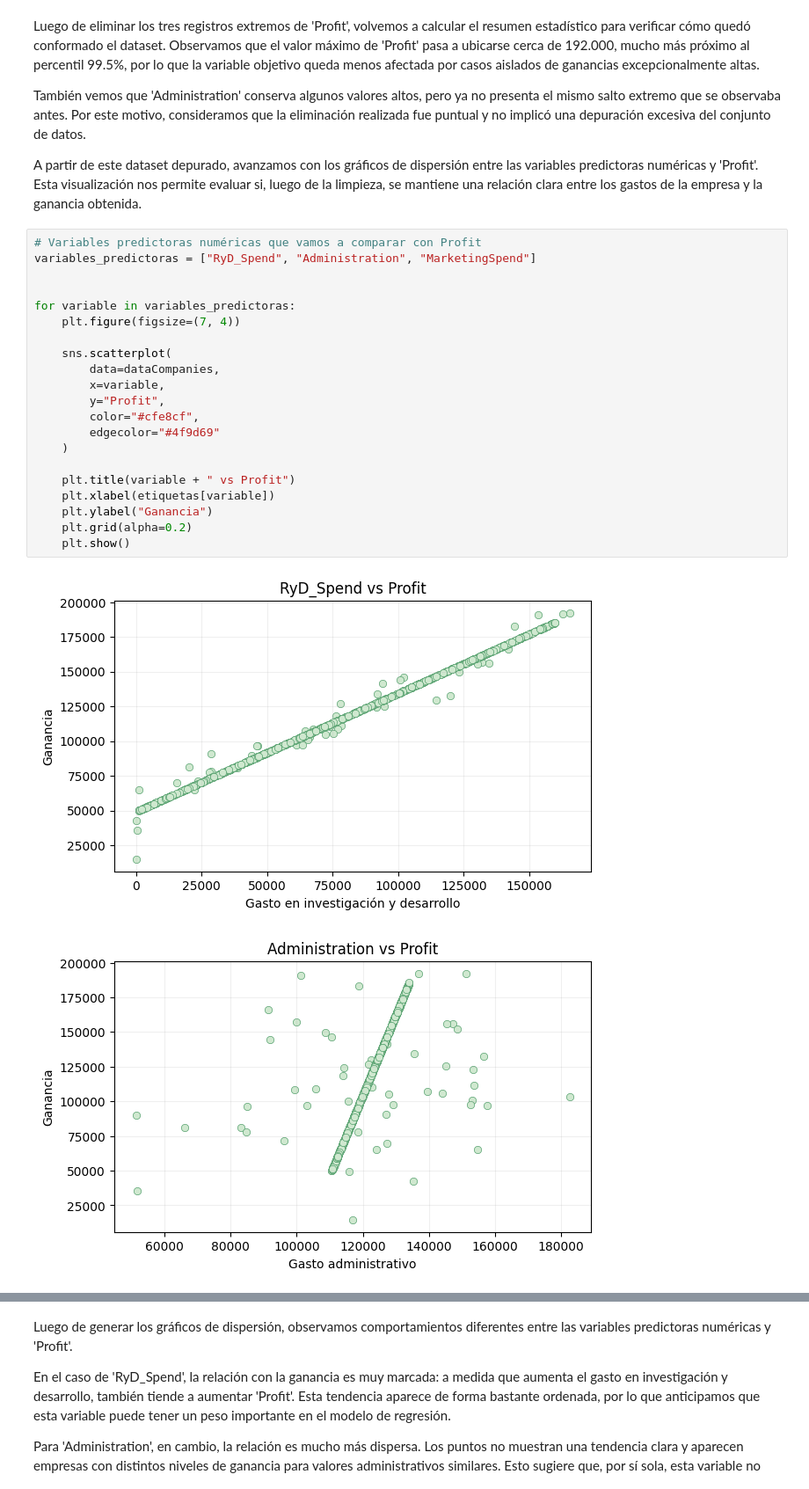
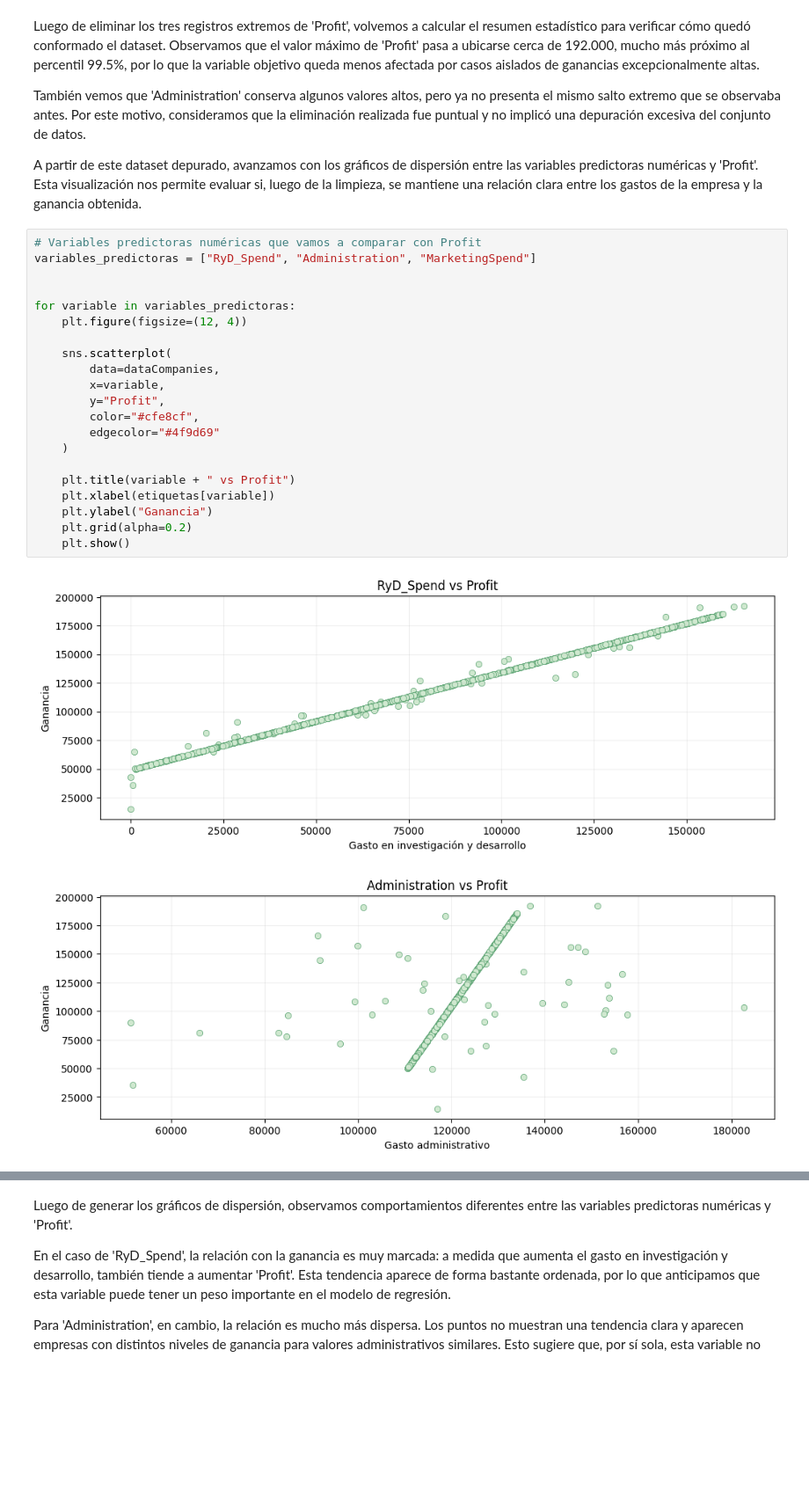
Before and after one commit to laraonys/tp2-md-onyskiw-mu-oz, a Jupyter notebook: Regresion-Munoz-Onyskiw.ipynb, the cells around one changed output, grey strips where cells are left out. Shown at 88% size. Saved outputs shown, nothing was run; the diff lists cells and outputs as text; blank space fills up the shorter version.

```diff
--- a/Regresion-Munoz-Onyskiw.ipynb
+++ b/Regresion-Munoz-Onyskiw.ipynb
@@ -224,24 +224,24 @@ A partir de este dataset depurado, avanzamos con los gráficos de dispersión en
 # %%
 # Variables predictoras numéricas que vamos a comparar con Profit
 variables_predictoras = ["RyD_Spend", "Administration", "MarketingSpend"]
 
 
 for variable in variables_predictoras:
-    plt.figure(figsize=(7, 4))
+    plt.figure(figsize=(12, 4))
 
     sns.scatterplot(
         data=dataCompanies,
         x=variable,
         y="Profit",
         color="#cfe8cf",
         edgecolor="#4f9d69"
     )
 
     plt.title(variable + " vs Profit")
     plt.xlabel(etiquetas[variable])
     plt.ylabel("Ganancia")
     plt.grid(alpha=0.2)
     plt.show()
 # %% [output]
-[figure, old version]
+[figure, new version]
-[figure, old version]
+[figure, new version]
```
Also changed, not shown: parts of 5 cells of this notebook, 2 other files.
